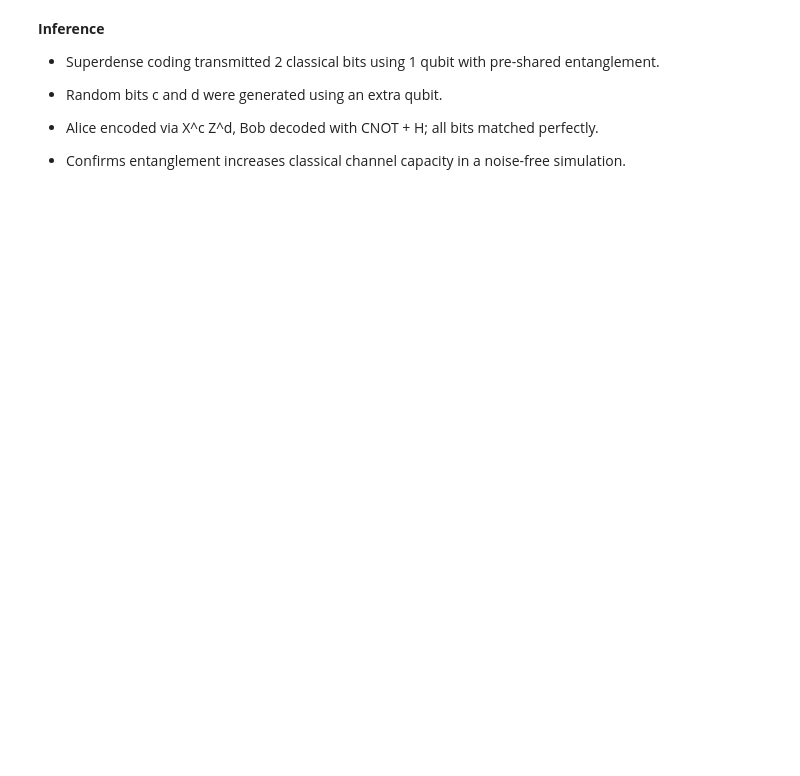
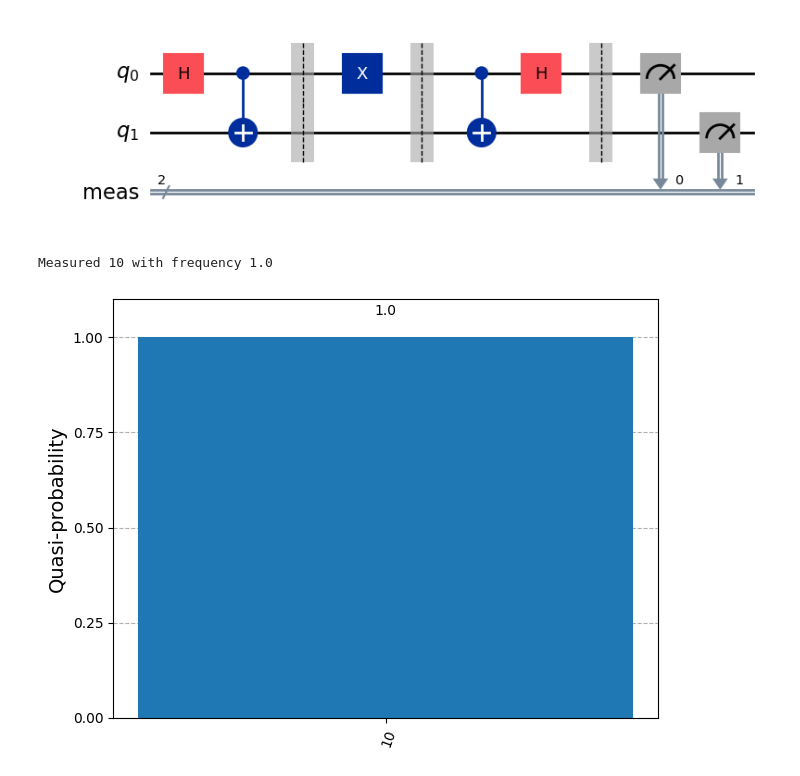
Before and after one commit to JoelMotha/Quantum-Computing, a Jupyter notebook: 2448521_Lab6.ipynb, the cells around one changed output. Drawn from its saved outputs; the diff is of its cells as text; code cells hidden in the pictures; blank space fills up the shorter version.

```diff
--- a/2448521_Lab6.ipynb
+++ b/2448521_Lab6.ipynb
@@ -227,10 +1,45 @@ Correct transmissions: 100 / 100
-# %% [markdown]
-**Inference**
-
-- Superdense coding transmitted 2 classical bits using 1 qubit with pre-shared entanglement.
-
-- Random bits c and d were generated using an extra qubit.
-
-- Alice encoded via X^c Z^d, Bob decoded with CNOT + H; all bits matched perfectly.
-
-- Confirms entanglement increases classical channel capacity in a noise-free simulation.
+# %%
+# Required imports
+from qiskit import QuantumCircuit, QuantumRegister, ClassicalRegister
+from qiskit_aer.primitives import Sampler
+from qiskit_aer import AerSimulator
+from qiskit.visualization import plot_histogram
+
+# Choose bits for Alice to send
+c = "1"
+d = "0"
+
+protocol = QuantumCircuit(2)
+
+# Prepare ebit used for superdense coding
+protocol.h(0)
+protocol.cx(0, 1)
+protocol.barrier()
+
+# Alice's operations
+if d == "1":
+    protocol.z(0)
+if c == "1":
+    protocol.x(0)
+protocol.barrier()
+
+# Bob's actions
+protocol.cx(0, 1)
+protocol.h(0)
+protocol.measure_all()
+
+# Draw the circuit
+display(protocol.draw(output='mpl'))
+
+# Execute
+result = Sampler().run(protocol).result()
+statistics = result.quasi_dists[0].binary_probabilities()
+
+for outcome, frequency in statistics.items():
+    print(f"Measured {outcome} with frequency {frequency}")
+
+display(plot_histogram(statistics))
+# %% [output]
+[figure, added]
+Measured 10 with frequency 1.0
+[figure, added]
```
Also changed, not shown: parts of 7 cells of this notebook.
